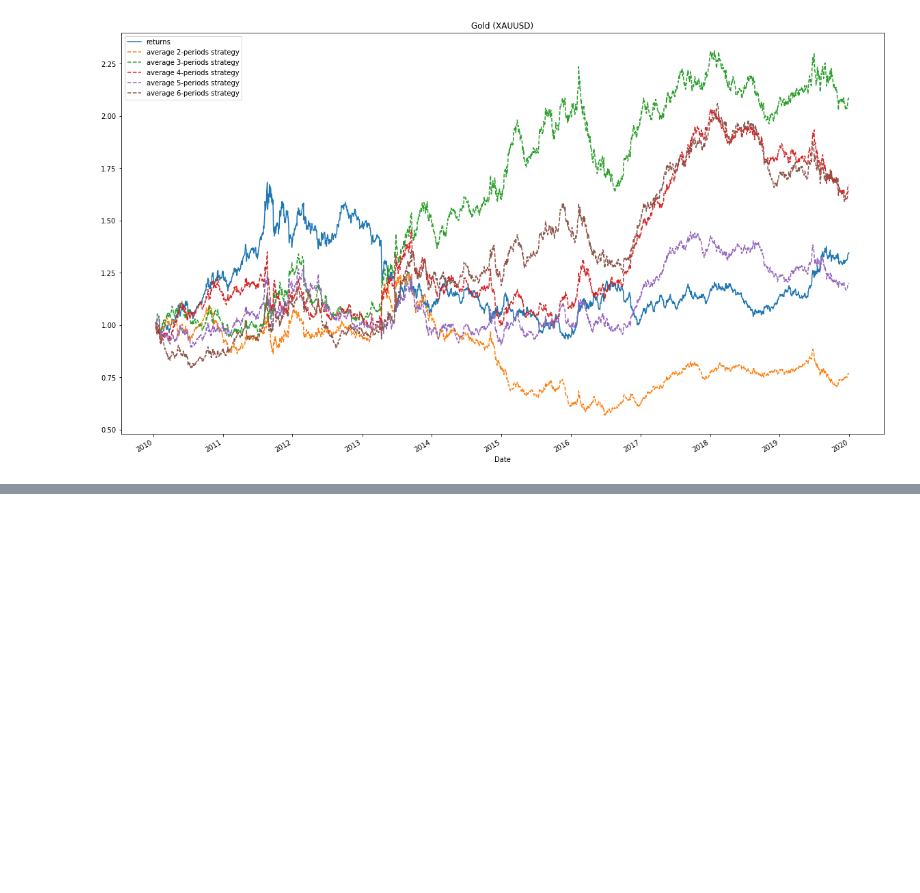
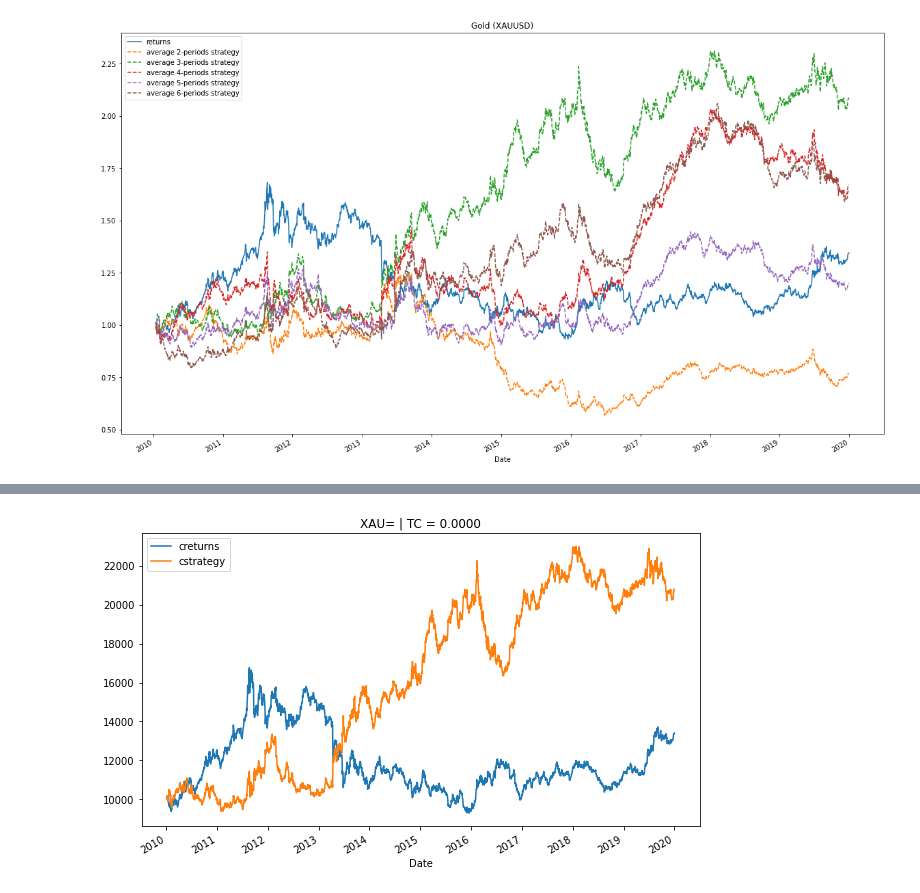
Before and after one commit to vitoranfrizio/momentum-based-strategy, a Jupyter notebook: Estratégia_baseada_em_momentum_(Momentum_Based_Strategy).ipynb, the cells around one changed output, grey strips where cells are left out. Cells and saved outputs as stored; diff of their text form; code cells hidden in the pictures; blank space fills up the shorter version.

```diff
--- a/Estratégia_baseada_em_momentum_(Momentum_Based_Strategy).ipynb
+++ b/Estratégia_baseada_em_momentum_(Momentum_Based_Strategy).ipynb
@@ -69,0 +76,94 @@ figsize=(20, 12), style=['-', '--', '--', '--', '--', '--']);
+# %%
+import numpy as np
+import pandas as pd
+
+
+class MomVectorBacktester(object):
+    ''' Class for the vectorized backtesting of
+    Momentum-based trading strategies.
+    Attributes
+    ==========
+    symbol: str
+       RIC (financial instrument) to work with
+    start: str
+        start date for data selection
+    end: str
+        end date for data selection
+    amount: int, float
+        amount to be invested at the beginning
+    tc: float
+        proportional transaction costs (e.g. 0.5% = 0.005) per trade
+    Methods
+    =======
+    get_data:
+        retrieves and prepares the base data set
+    run_strategy:
+        runs the backtest for the momentum-based strategy
+    plot_results:
+        plots the performance of the strategy compared to the symbol
+    '''
+
+    def __init__(self, symbol, start, end, amount, tc):
+        self.symbol = symbol
+        self.start = start
+        self.end = end
+        self.amount = amount
+        self.tc = tc
+        self.results = None
+        self.get_data()
+
+    def get_data(self):
+        ''' Retrieves and prepares the data.
+        '''
+        rawdata = pd.read_csv('/content/drive/MyDrive/Colab Notebooks/sma_dataset.csv',
+                              index_col=0, parse_dates=True).dropna()
+        rawdata = pd.DataFrame(rawdata[self.symbol])
+        rawdata = rawdata.loc[self.start:self.end]
+        rawdata.rename(columns={self.symbol: 'price'}, inplace=True)
+        rawdata['return'] = np.log(rawdata / rawdata.shift(1))
+        self.data = rawdata
+
+    def run_strategy(self, momentum=1):
+        ''' Backtests the trading strategy.
+        '''
+        self.momentum = momentum
+        data = self.data.copy().dropna()
+        data['position'] = np.sign(data['return'].rolling(momentum).mean())
+        data['strategy'] = data['position'].shift(1) * data['return']
+        # determine when a trade takes place
+        data.dropna(inplace=True)
+        trades = data['position'].diff().fillna(0) != 0
+        # subtract transaction costs from return when trade takes place
+        data['strategy'][trades] -= self.tc
+        data['creturns'] = self.amount * data['return'].cumsum().apply(np.exp)
+        data['cstrategy'] = self.amount * \
+            data['strategy'].cumsum().apply(np.exp)
+        self.results = data
+        # absolute performance of the strategy
+        aperf = self.results['cstrategy'].iloc[-1]
+        # out-/underperformance of strategy
+        operf = aperf - self.results['creturns'].iloc[-1]
+        return round(aperf, 2), round(operf, 2)
+
+    def plot_results(self):
+        ''' Plots the cumulative performance of the trading strategy
+        compared to the symbol.
+        '''
+        if self.results is None:
+            print('No results to plot yet. Run a strategy.')
+        title = '%s | TC = %.4f' % (self.symbol, self.tc)
+        self.results[['creturns', 'cstrategy']].plot(title=title,
+                                                     figsize=(10, 6))
+
+
+if __name__ == '__main__':
+    mombt = MomVectorBacktester('XAU=', '2010-1-1', '2020-12-31',
+                                10000, 0.0)
+    print(mombt.run_strategy())
+    print(mombt.run_strategy(momentum=3))
+    mombt.plot_results()
+    mombt = MomVectorBacktester('XAU=', '2010-1-1', '2020-12-31',
+                                10000, 0.0005)
+    print(mombt.run_strategy(momentum=3))
+    mombt.plot_results()
+# %% [output]
@@ -69,0 +173 @@ figsize=(20, 12), style=['-', '--', '--', '--', '--', '--']);
+[figure, added]
```
Also changed, not shown: parts of 3 cells of this notebook.
